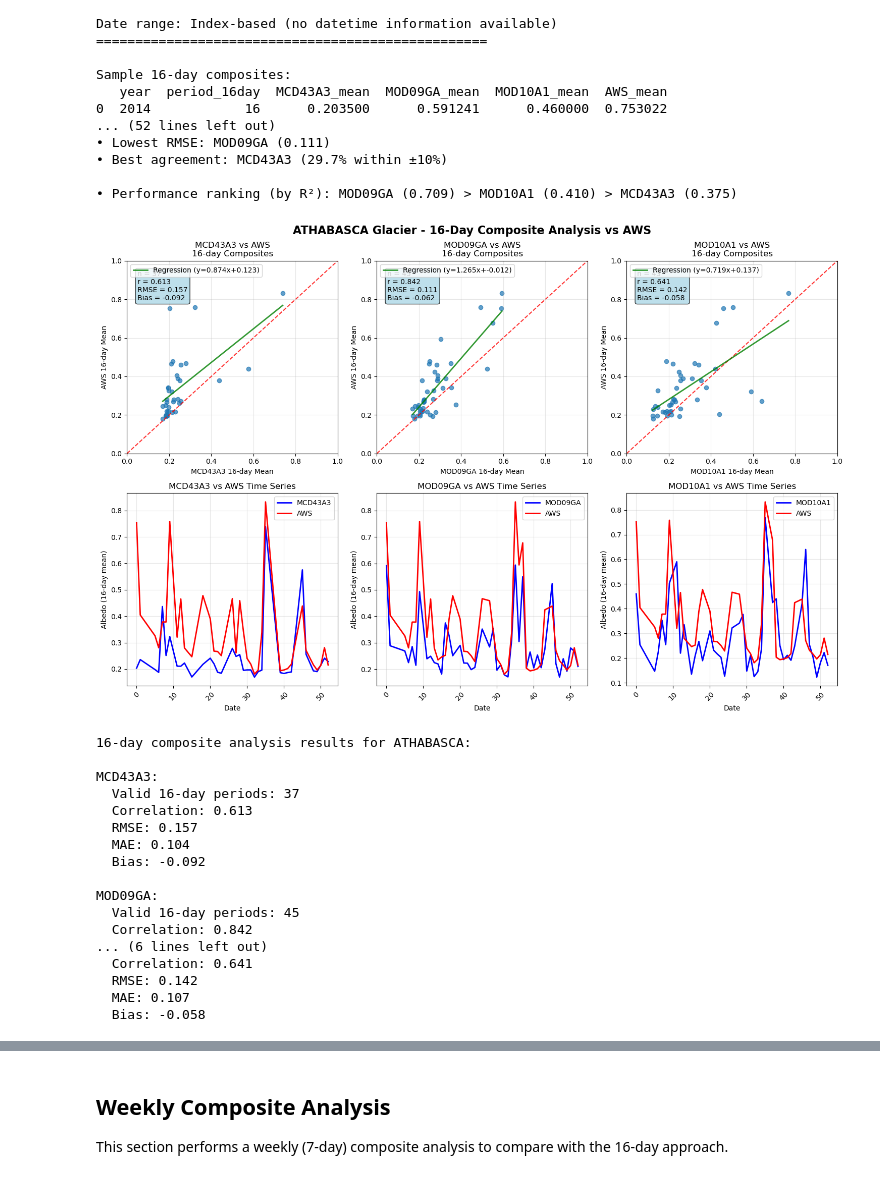
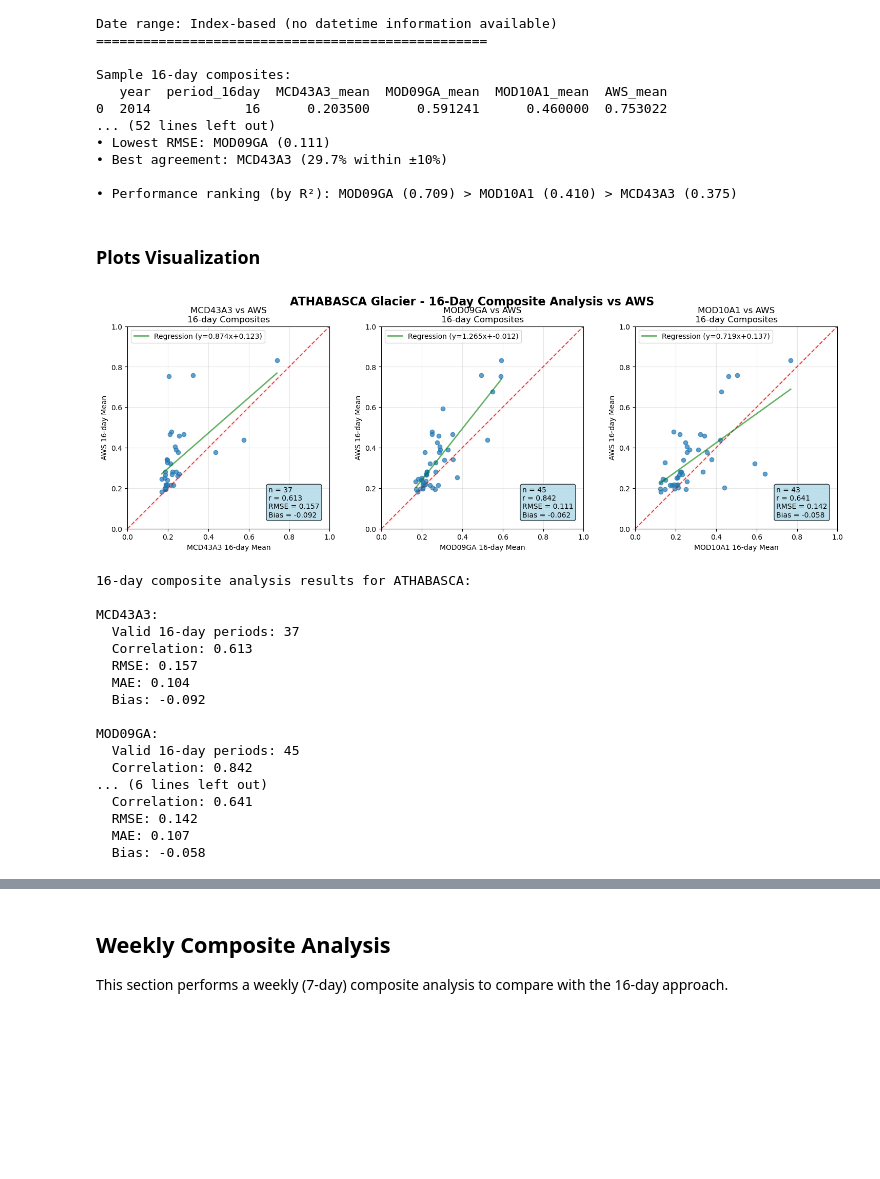
Before and after one commit to tofunori/athabasca_analysis, a Jupyter notebook: compare_albedo.ipynb, the cells around one changed output, grey strips where cells are left out. Drawn from its saved outputs; the diff is of its cells as text; code cells hidden in the pictures; blank space fills up the shorter version.

```diff
--- a/compare_albedo.ipynb
+++ b/compare_albedo.ipynb
@@ -770,11 +743,13 @@ Sample 16-day composites:
 • Best agreement: MCD43A3 (29.7% within ±10%)
 
 • Performance ranking (by R²): MOD09GA (0.709) > MOD10A1 (0.410) > MCD43A3 (0.375)
+# %% [markdown]
+### Plots Visualization
 # %%
 # Create comprehensive 16-day analysis visualization
-fig, axes = plt.subplots(2, len(composite_stats), figsize=(5*len(composite_stats), 10))
+fig, axes = plt.subplots(1, len(composite_stats), figsize=(5*len(composite_stats), 5))
 if len(composite_stats) == 1:
-    axes = axes.reshape(-1, 1)
+    axes = [axes]
 
 fig.suptitle(f'{GLACIER.upper()} Glacier - 16-Day Composite Analysis vs AWS', fontsize=16, fontweight='bold')
 
@@ -785,68 +760,58 @@ for i, (method, stats_dict) in enumerate(composite_stats.items()):
         aws_col = 'AWS_mean'
 
         # Scatter plot
-        ax1 = axes[0, i]
-        ax1.scatter(data[method_col], data[aws_col], alpha=0.7)
-        ax1.plot([0, 1], [0, 1], 'r--', alpha=0.8)
+        ax = axes[i]
+        ax.scatter(data[method_col], data[aws_col], alpha=0.7)
+        ax.plot([0, 1], [0, 1], 'r--', alpha=0.8)
 
         # Add regression line
         x = data[method_col]
         y = data[aws_col]
         slope = stats_dict['slope']
         intercept = stats_dict['intercept']
         x_range = np.linspace(x.min(), x.max(), 100)
         y_pred = slope * x_range + intercept
-        ax1.plot(x_range, y_pred, 'g-', linewidth=2, alpha=0.8, label=f'Regression (y={slope:.3f}x+{intercept:.3f})')
+        ax.plot(x_range, y_pred, 'g-', linewidth=2, alpha=0.6, label=f'Regression (y={slope:.3f}x+{intercept:.3f})')
 
-        ax1.set_xlim(0, 1)
-        ax1.set_ylim(0, 1)
-        ax1.set_xlabel(f'{method} 16-day Mean')
-        ax1.set_ylabel('AWS 16-day Mean')
-        ax1.set_title(f'{method} vs AWS\n16-day Composites')
-        ax1.grid(True, alpha=0.3)
-        ax1.legend(loc='upper left')
+        ax.set_xlim(0, 1)
+        ax.set_ylim(0, 1)
+        ax.set_xlabel(f'{method} 16-day Mean')
+        ax.set_ylabel('AWS 16-day Mean')
+        ax.set_title(f'{method} vs AWS\n16-day Composites')
+        ax.grid(True, alpha=0.3)
+        ax.legend(loc='upper left')
+        ax.set_aspect('equal')  # Keep scatter plots square
 
         # Statistics text
         stats_text = (f"n = {stats_dict['n_periods']}\n"
                      f"r = {stats_dict['r']:.3f}\n"
                      f"RMSE = {stats_dict['rmse']:.3f}\n"
                      f"Bias = {stats_dict['bias']:.3f}")
-        ax1.text(0.05, 0.95, stats_text, transform=ax1.transAxes,
-                verticalalignment='top', bbox=dict(boxstyle='round', facecolor='lightblue', alpha=0.8))
-
-        # Time series
-        ax2 = axes[1, i]
-        ax2.plot(data.index, data[method_col], 'b-', label=f'{method}', linewidth=2)
-        ax2.plot(data.index, data[aws_col], 'r-', label='AWS', linewidth=2)
-        ax2.set_xlabel('Date')
-        ax2.set_ylabel('Albedo (16-day mean)')
-        ax2.set_title(f'{method} vs AWS Time Series')
-        ax2.legend()
-        ax2.grid(True, alpha=0.3)
-        ax2.tick_params(axis='x', rotation=45)
+        ax.text(0.95, 0.05, stats_text, transform=ax.transAxes,
+                verticalalignment='bottom', horizontalalignment='right',
+                bbox=dict(boxstyle='round', facecolor='lightblue', alpha=0.8),
+                multialignment='left')
     else:
-        axes[0, i].text(0.5, 0.5, f'No valid data\nfor {method}',
-                       ha='center', va='center', transform=axes[0, i].transAxes)
-        axes[1, i].text(0.5, 0.5, f'No valid data\nfor {method}',
-                       ha='center', va='center', transform=axes[1, i].transAxes)
+        axes[i].text(0.5, 0.5, f'No valid data\nfor {method}',
+                    ha='center', va='center', transform=axes[i].transAxes)
 
 plt.tight_layout()
 plt.savefig(out('16day_composite_analysis.png'), dpi=300, bbox_inches='tight')
 plt.show()
 
 print(f"\n16-day composite analysis results for {GLACIER.upper()}:")
 for method, stats_dict in composite_stats.items():
     if stats_dict['n_periods'] > 0:
         print(f"\n{method}:")
         print(f"  Valid 16-day periods: {stats_dict['n_periods']}")
         print(f"  Correlation: {stats_dict['r']:.3f}")
         print(f"  RMSE: {stats_dict['rmse']:.3f}")
         print(f"  MAE: {stats_dict['mae']:.3f}")
         print(f"  Bias: {stats_dict['bias']:.3f}")
     else:
         print(f"\n{method}: No valid data for 16-day composite analysis")
 # %% [output]
-[figure, old version]
+[figure, new version]
 16-day composite analysis results for ATHABASCA:
 
 MCD43A3:
```
Also changed, not shown: parts of 13 cells of this notebook, 3 other files.
